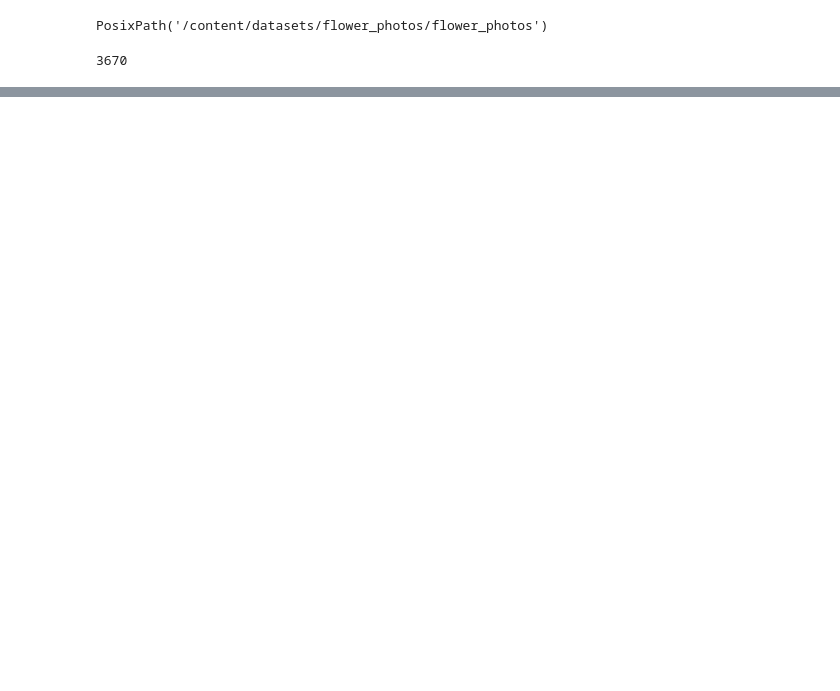
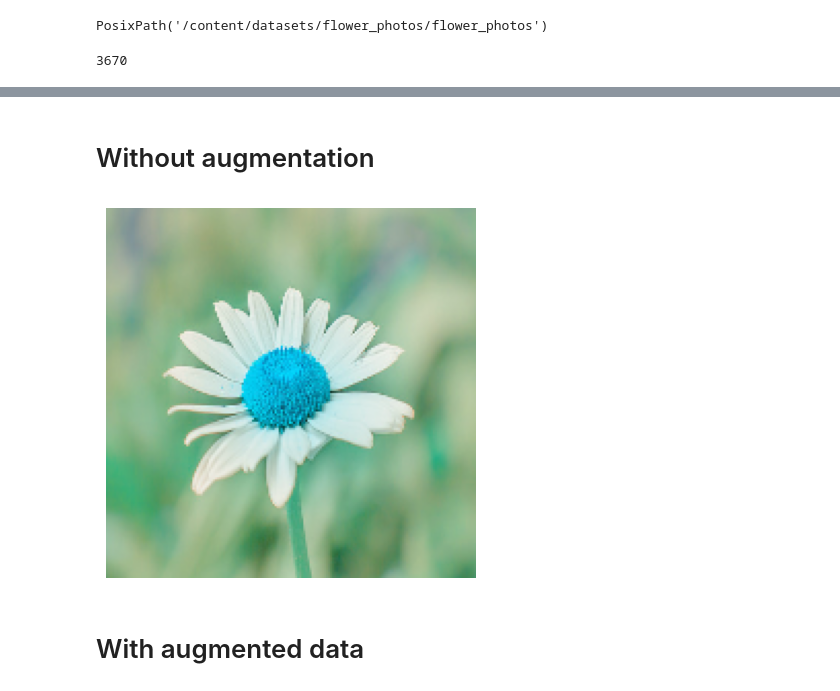
Before and after one commit to prasannashrestha011/ML_exercises, a Jupyter notebook: DataAugmentation.ipynb, the cells around one changed output, grey strips where cells are left out. Saved outputs shown, nothing was run; the diff lists cells and outputs as text; code cells hidden in the pictures; blank space fills up the shorter version.

```diff
--- a/DataAugmentation.ipynb
+++ b/DataAugmentation.ipynb
@@ -143,3 +140,13 @@ for flower_name,images in flowers_images_dict.items():
 # converting into numpy array for efficiency
 X=np.array(X)
 y=np.array(y)
+# %% [markdown]
+# Without augmentation #
+# %%
+plt.axis('off')
+plt.imshow(X[0])
+plt.show()
+# %% [output]
+[figure, added]
+# %% [markdown]
+# With augmented data #
```
Also changed, not shown: parts of 11 cells of this notebook.
